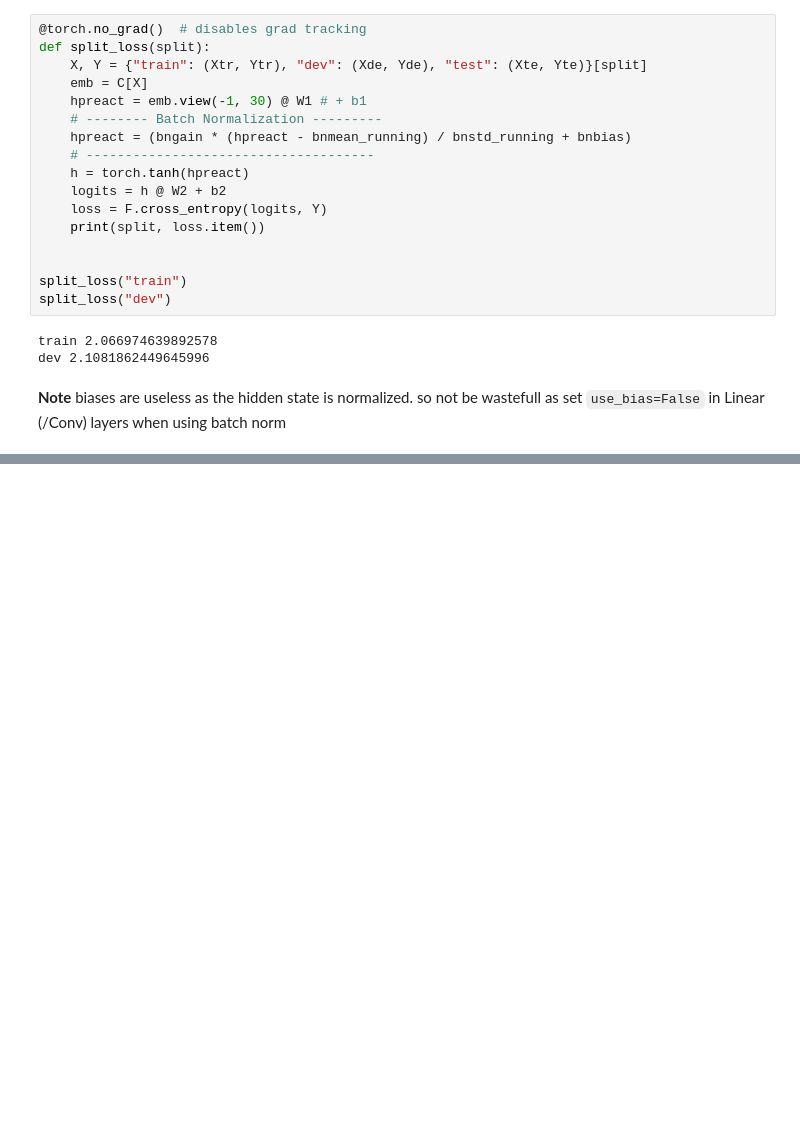
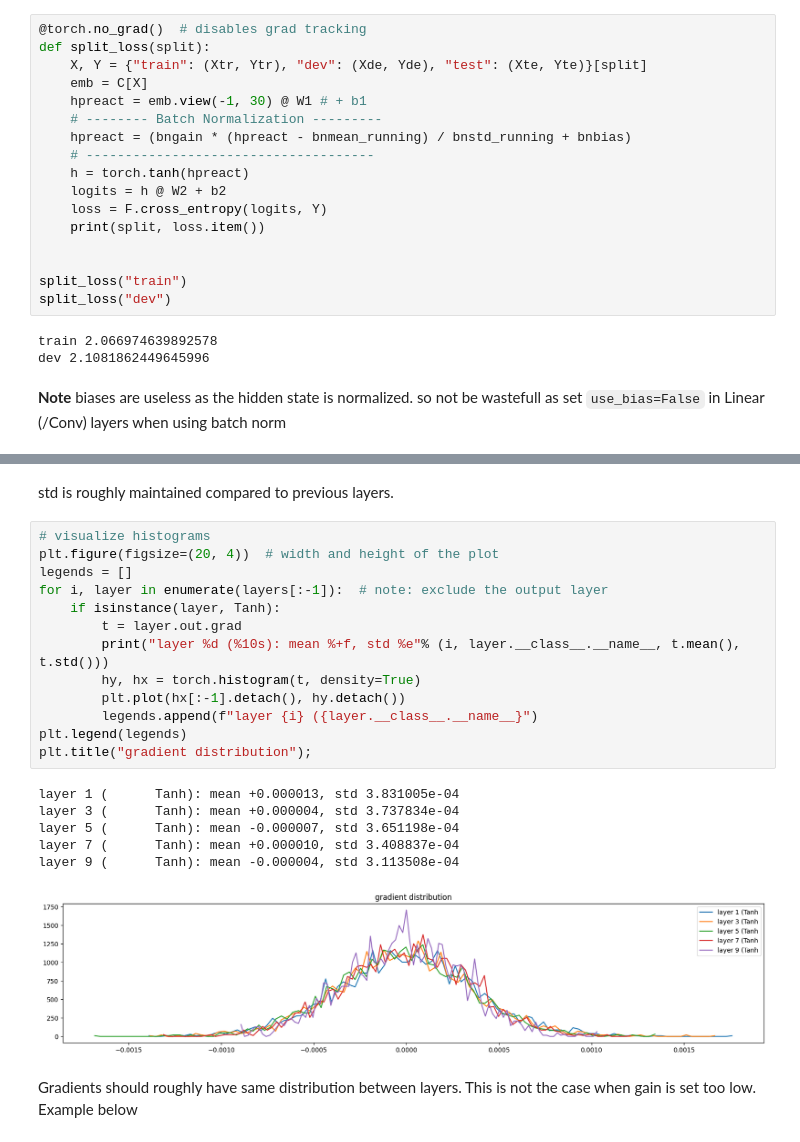
Before and after one commit to mnjm/makemore, a Jupyter notebook: 3-mlp-2.ipynb, the cells around one changed output, grey strips where cells are left out. Drawn from its saved outputs; the diff is of its cells as text; blank space fills up the shorter version.

```diff
--- a/3-mlp-2.ipynb
+++ b/3-mlp-2.ipynb
@@ -784,0 +1044,24 @@ dev 2.1081862449645996
+# %% [markdown]
+std is roughly maintained compared to previous layers.
+# %%
+# visualize histograms
+plt.figure(figsize=(20, 4))  # width and height of the plot
+legends = []
+for i, layer in enumerate(layers[:-1]):  # note: exclude the output layer
+    if isinstance(layer, Tanh):
+        t = layer.out.grad
+        print("layer %d (%10s): mean %+f, std %e"% (i, layer.__class__.__name__, t.mean(), t.std()))
+        hy, hx = torch.histogram(t, density=True)
+        plt.plot(hx[:-1].detach(), hy.detach())
+        legends.append(f"layer {i} ({layer.__class__.__name__}")
+plt.legend(legends)
+plt.title("gradient distribution");
+# %% [output]
+layer 1 (      Tanh): mean +0.000013, std 3.831005e-04
+layer 3 (      Tanh): mean +0.000004, std 3.737834e-04
+layer 5 (      Tanh): mean -0.000007, std 3.651198e-04
+layer 7 (      Tanh): mean +0.000010, std 3.408837e-04
+layer 9 (      Tanh): mean -0.000004, std 3.113508e-04
+[figure, added]
+# %% [markdown]
+Gradients should roughly have same distribution between layers. This is not the case when gain is set too low. Example below
```
Also changed, not shown: parts of 29 cells of this notebook.
